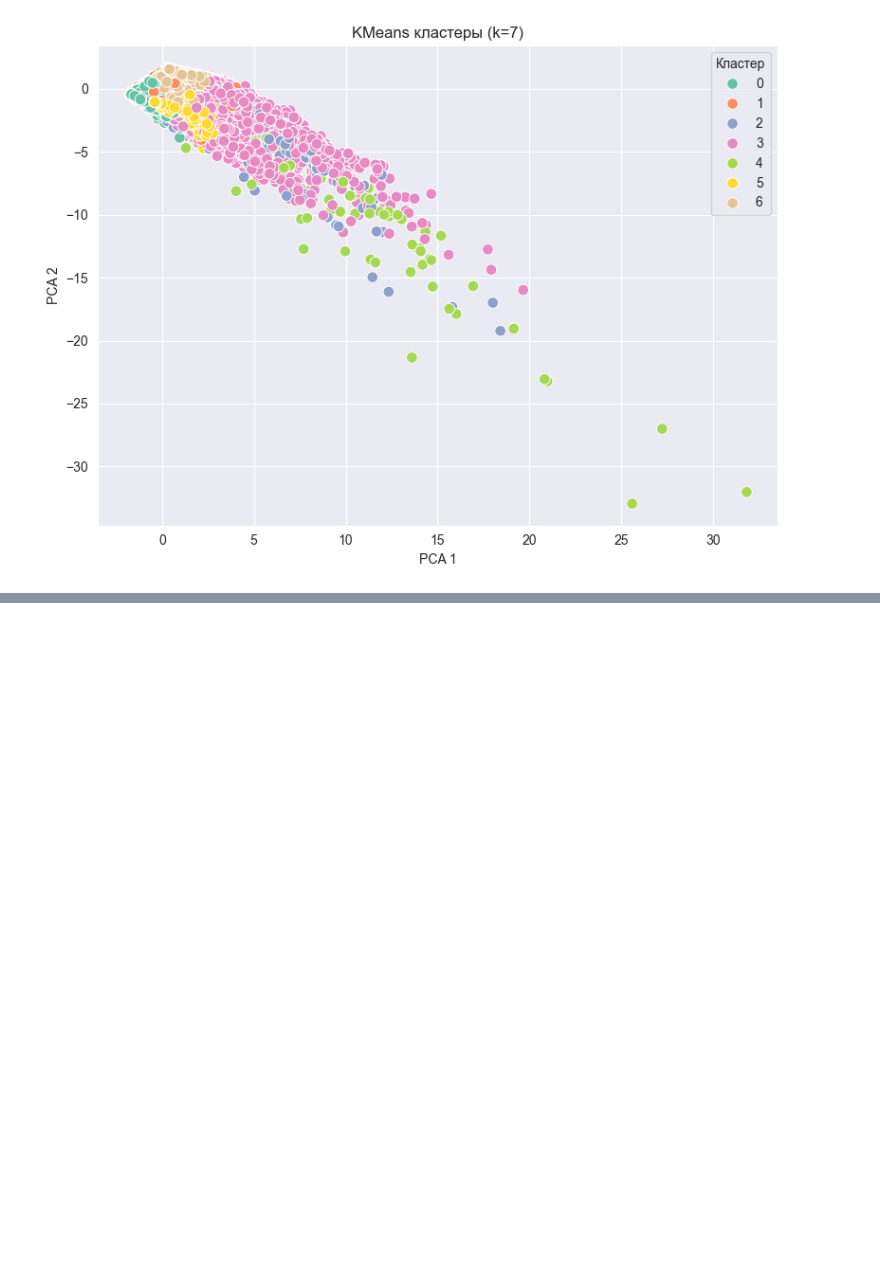
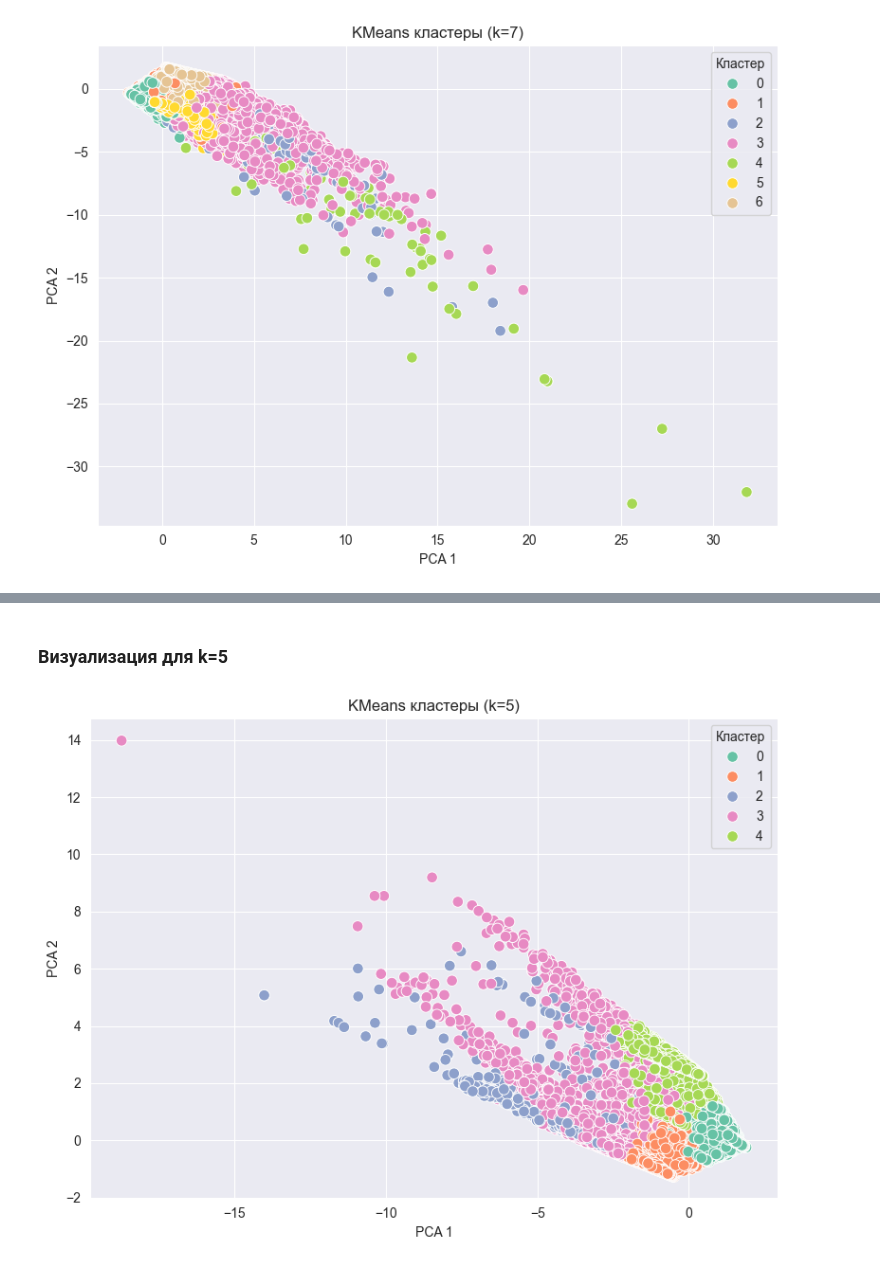
Before and after one commit to hqdem/user-pattern-analysis, a Jupyter notebook: src/clusterization/kmeans/kmeans.ipynb, the cells around one changed output, grey strips where cells are left out. Cells and saved outputs as stored; diff of their text form; code cells hidden in the pictures; blank space fills up the shorter version.

```diff
--- a/src/clusterization/kmeans/kmeans.ipynb
+++ b/src/clusterization/kmeans/kmeans.ipynb
@@ -261,0 +415,14 @@ plt.show()
+# %%
+k = 5
+
+kmeans_5 = KMeans(n_clusters=k, random_state=42, verbose=True)
+kmeans_labels_5 = kmeans_5.fit_predict(X_scaled)
+
+df_kmeans_clusters_5 = df_selected[['user_id']].copy()
+df_kmeans_clusters_5['kmeans_cluster'] = kmeans_labels_5
+
+sil_score = silhouette_score(X_scaled, df_kmeans_clusters_5['kmeans_cluster'])
+print(f"Silhouette Score: {sil_score:.3f}")
+
+db_score = davies_bouldin_score(X_scaled, df_kmeans_clusters_5['kmeans_cluster'])
+print(f"Davies-Bouldin Index: {db_score:.3f}")
@@ -261,0 +513,34 @@ plt.show()
+# %% [markdown]
+### Визуализация для k=5
+# %%
+from sklearn.decomposition import PCA
+import matplotlib.pyplot as plt
+import seaborn as sns
+
+# PCA до 2 компонент
+pca = PCA(n_components=2)
+X_pca = pca.fit_transform(X_scaled)
+
+df_kmeans_vis_5 = df_kmeans_clusters_5.copy()
+df_kmeans_vis_5['pca1'] = X_pca[:, 0]
+df_kmeans_vis_5['pca2'] = X_pca[:, 1]
+
+# Визуализация
+plt.figure(figsize=(8, 6))
+sns.scatterplot(
+    data=df_kmeans_vis_5,
+    x='pca1',
+    y='pca2',
+    hue='kmeans_cluster',
+    palette='Set2',
+    s=70
+)
+plt.title(f"KMeans кластеры (k=5)")
+plt.xlabel("PCA 1")
+plt.ylabel("PCA 2")
+plt.legend(title="Кластер")
+plt.grid(True)
+plt.tight_layout()
+plt.show()
+# %% [output]
+[figure, added]
```
Also changed, not shown: parts of 33 cells of this notebook, 1 other file.
